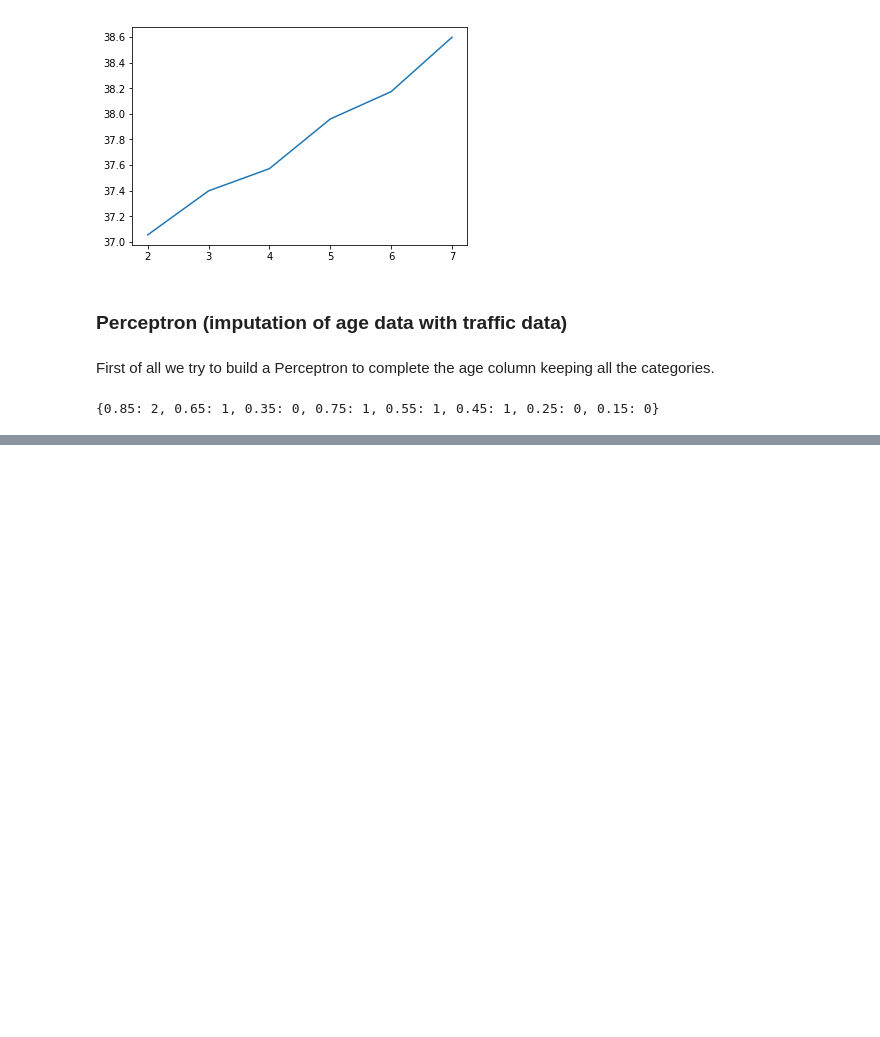
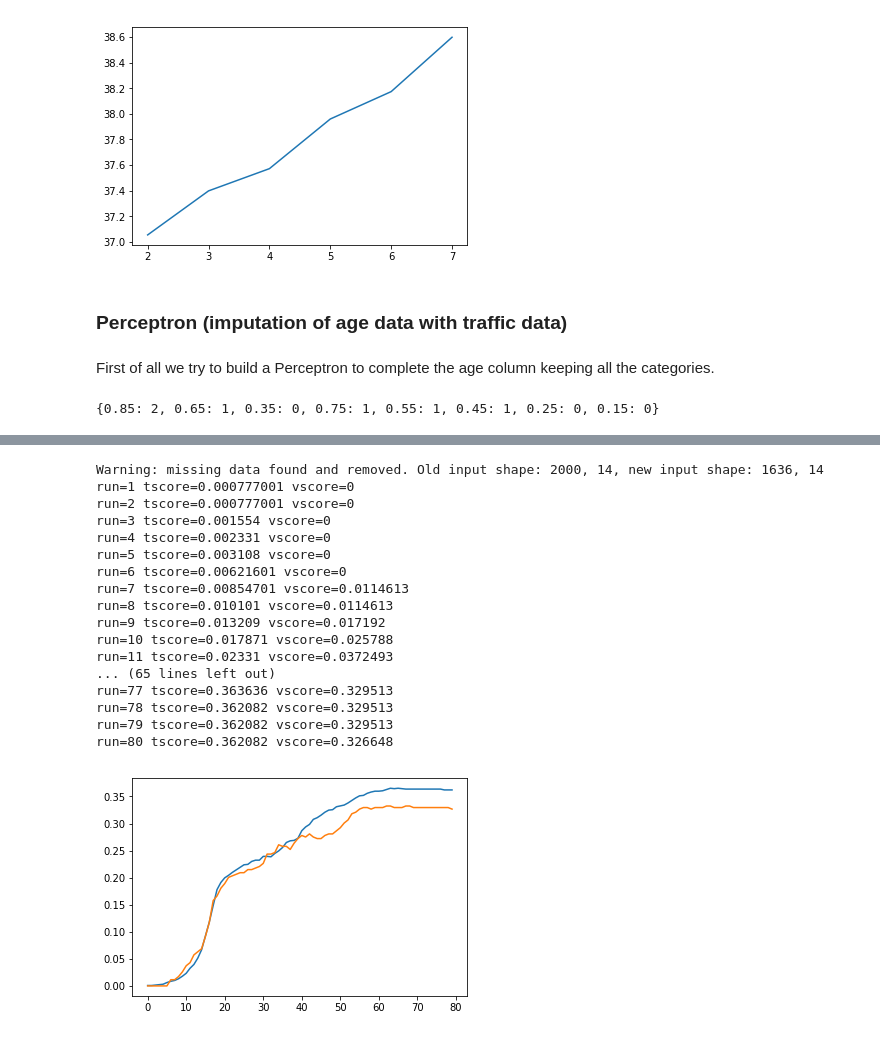
Before and after one commit to guglielmoG/MachineLearningVod, a Jupyter notebook: ML-Vod++.ipynb, the cells around one changed output, grey strips where cells are left out. Saved outputs shown, nothing was run; the diff lists cells and outputs as text; code cells hidden in the pictures; blank space fills up the shorter version.

```diff
--- a/ML-Vod++.ipynb
+++ b/ML-Vod++.ipynb
@@ -704,0 +757,23 @@ a
+# %%
+my_perc.train(X, y, percentage=0.8, std=False, loss='hinge', penalty='none', alpha=1e-4,
+          power_t=0.5, max_iter=8000, it_interval=100, learning_rate='constant', eta0=1e-8,
+          threshold_unbalanced=0.6, class_weight=None)
+# %% [output]
+Warning: missing data found and removed. Old input shape: 2000, 14, new input shape: 1636, 14
+run=1 tscore=0.000777001 vscore=0
+run=2 tscore=0.000777001 vscore=0
+run=3 tscore=0.001554 vscore=0
+run=4 tscore=0.002331 vscore=0
+run=5 tscore=0.003108 vscore=0
+run=6 tscore=0.00621601 vscore=0
+run=7 tscore=0.00854701 vscore=0.0114613
+run=8 tscore=0.010101 vscore=0.0114613
+run=9 tscore=0.013209 vscore=0.017192
+run=10 tscore=0.017871 vscore=0.025788
+run=11 tscore=0.02331 vscore=0.0372493
+... (65 lines left out)
+run=77 tscore=0.363636 vscore=0.329513
+run=78 tscore=0.362082 vscore=0.329513
+run=79 tscore=0.362082 vscore=0.329513
+run=80 tscore=0.362082 vscore=0.326648
+[figure, added]
```
Also changed, not shown: parts of 13 cells of this notebook.
